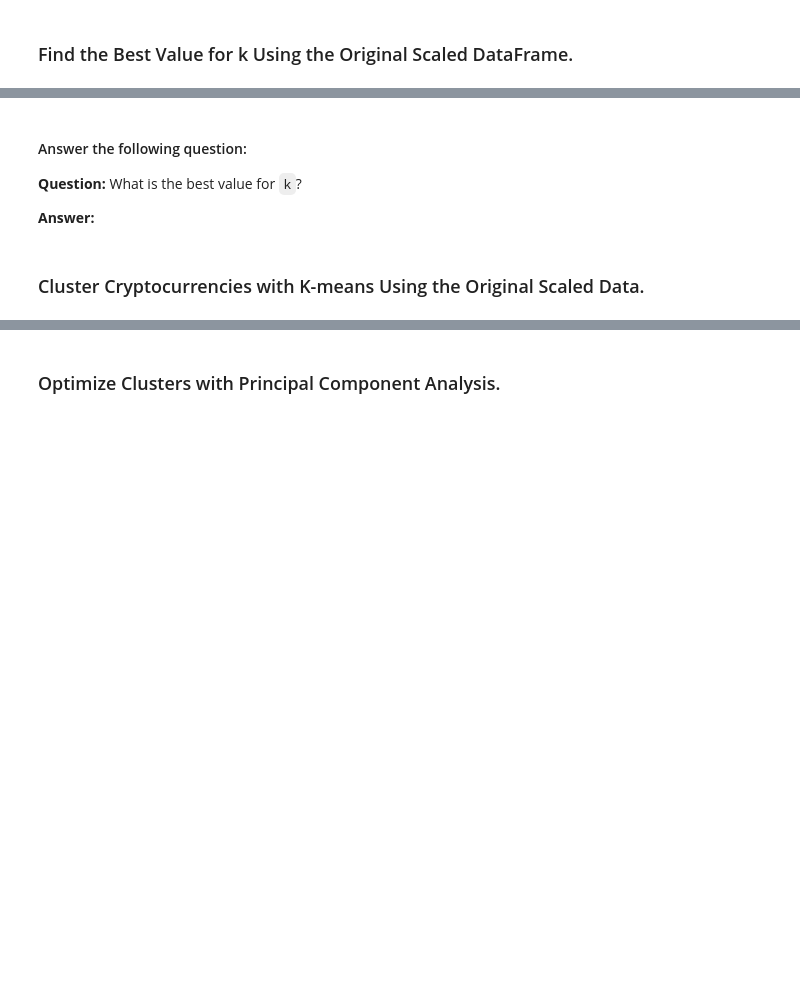
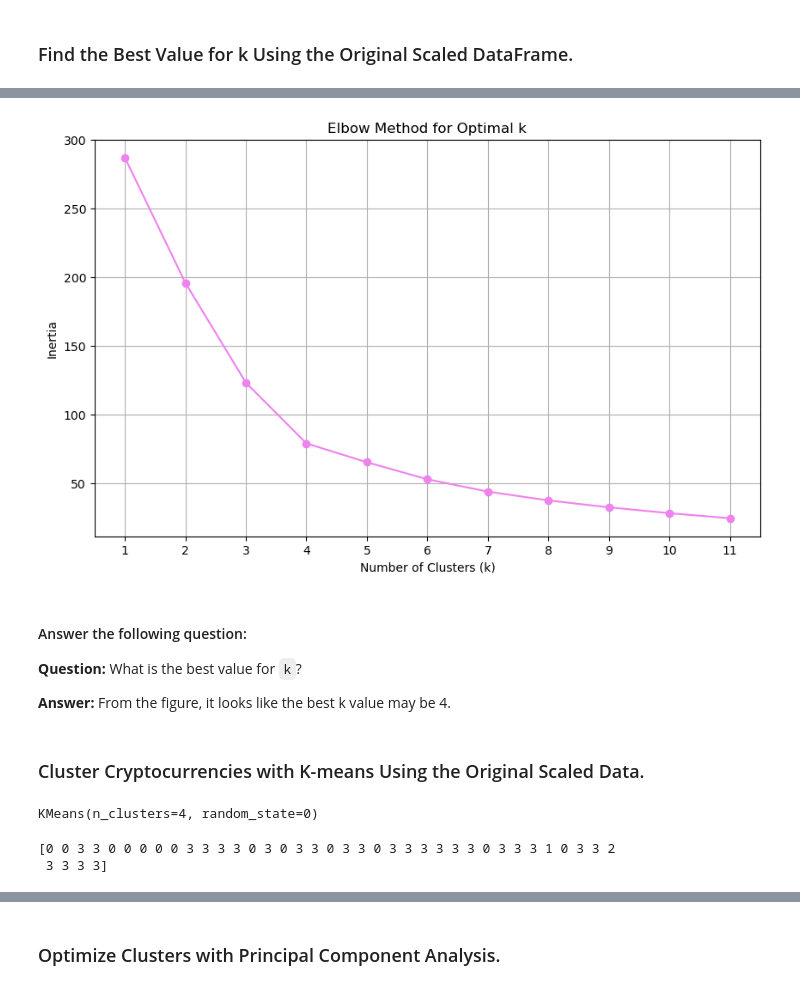
Before and after one commit to gordon-laraven/CryptoClustering, a Jupyter notebook: Starter_Code/Crypto_Clustering.ipynb, the cells around one changed output, grey strips where cells are left out. Drawn from its saved outputs; the diff is of its cells as text; code cells hidden in the pictures; blank space fills up the shorter version.

```diff
--- a/Starter_Code/Crypto_Clustering.ipynb
+++ b/Starter_Code/Crypto_Clustering.ipynb
@@ -106,0 +74,11 @@ NameError: name 'k' is not defined
+# %%
+# Create a for loop to compute the inertia with each possible value of k
+for k in k_values:  # iterate through the list of k values
+    # Create a KMeans model using the current value of k for n_clusters
+    kmeans = KMeans(n_clusters=k, random_state=0)
+
+    # Fit the model to the data using the scaled DataFrame
+    kmeans.fit(scaled_df)
+
+    # Append the model's inertia to the inertia list
+    inertia.append(kmeans.inertia_)
@@ -107,19 +110,21 @@ NameError: name 'k' is not defined
 # %%
 # Plot a line chart with all the inertia values computed with
 # the different values of k to visually identify the optimal value for k.
 plt.figure(figsize=(10, 6))
-plt.plot(elbow_df['k'], elbow_df['inertia'], marker='o')
+plt.plot(elbow_df['k'], elbow_df['inertia'], color='violet', marker='o')
 plt.title('Elbow Method for Optimal k')
 plt.xlabel('Number of Clusters (k)')
 plt.ylabel('Inertia')
-plt.xticks(elbow_df['k'])
+plt.xticks(elbow_df['k'])  # Set x-ticks to k values
 plt.grid()
 plt.show()
+# %% [output]
+[figure, added]
 # %% [markdown]
 #### Answer the following question:
 **Question:** What is the best value for `k`?
 
-**Answer:**
+**Answer:** From the figure, it looks like the best k value may be 4.
 # %% [markdown]
 ### Cluster Cryptocurrencies with K-means Using the Original Scaled Data.
 # %%
@@ -129,6 +134,8 @@ kmeans = KMeans(n_clusters=best_k, random_state=0)
 # %%
 # Fit the K-Means model using the scaled data
 kmeans.fit(scaled_df)
+# %% [output]
+KMeans(n_clusters=4, random_state=0)
 # %%
 # Predict the clusters to group the cryptocurrencies using the scaled data
 clusters = kmeans.predict(scaled_df)
@@ -136,6 +143,9 @@ clusters = kmeans.predict(scaled_df)
 
 # View the resulting array of cluster values.
 print(clusters)
+# %% [output]
+[0 0 3 3 0 0 0 0 0 3 3 3 3 0 3 0 3 3 0 3 3 0 3 3 3 3 3 3 0 3 3 3 1 0 3 3 2
+ 3 3 3 3]
 # %%
 # Create a copy of the DataFrame
 scaled_df['cluster'] = clusters
```
Also changed, not shown: parts of 14 cells of this notebook.
